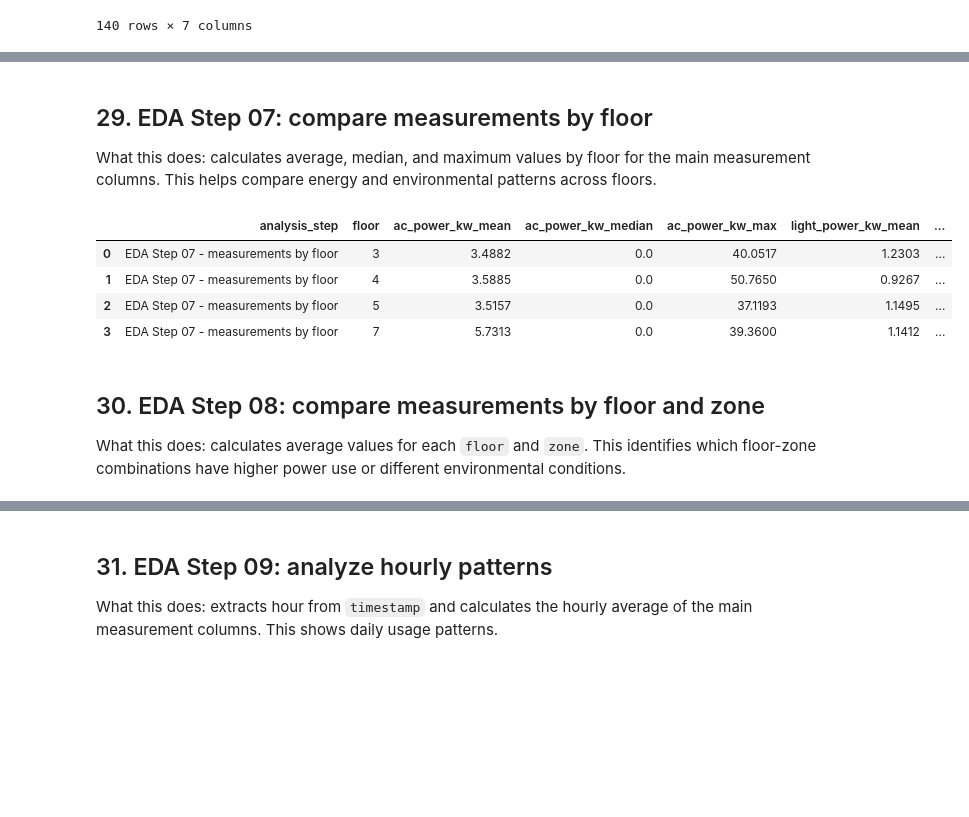
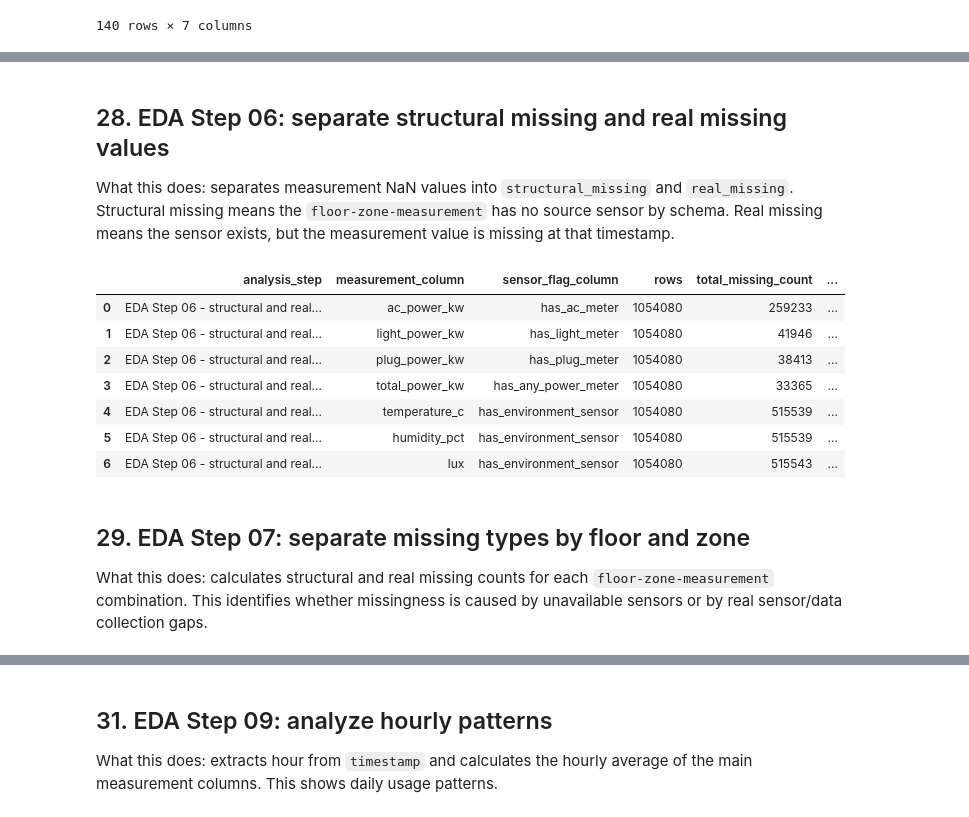
Before and after one commit to Lee-yongli/Artificial-Intelligence-for-Smart-Building-Log-Analysis, a Jupyter notebook: Artificial Intelligence for Smart-Building Log Analysis/merge_2018_2019_floors_3_4_5_7.ipynb, the cells around one changed output, grey strips where cells are left out. Cells and saved outputs as stored; diff of their text form; code cells hidden in the pictures; blank space fills up the shorter version.

```diff
--- a/Artificial Intelligence for Smart-Building Log Analysis/merge_2018_2019_floors_3_4_5_7.ipynb
+++ b/Artificial Intelligence for Smart-Building Log Analysis/merge_2018_2019_floors_3_4_5_7.ipynb
@@ -855,6 +965,16 @@ MEASUREMENT_COLUMNS = [
 
 EDA_ID_COLUMNS = ["timestamp", "year", "floor", "zone"]
 
+MISSING_TYPE_SENSOR_MAP = {
+    "ac_power_kw": "has_ac_meter",
+    "light_power_kw": "has_light_meter",
+    "plug_power_kw": "has_plug_meter",
+    "total_power_kw": "has_any_power_meter",
+    "temperature_c": "has_environment_sensor",
+    "humidity_pct": "has_environment_sensor",
+    "lux": "has_environment_sensor",
+}
+
 EDA_OUTPUT_FILES = {}
 
 EDA_FIGURE_DIR = OUTPUT_DIR / "eda_figures"
@@ -1111,31 +1185,47 @@ display(eda_numeric_summary)
 # %% [markdown]
-## 29. EDA Step 07: compare measurements by floor
+## 28. EDA Step 06: separate structural missing and real missing values
 
-What this does: calculates average, median, and maximum values by floor for the main measurement columns. This helps compare energy and environmental patterns across floors.
+What this does: separates measurement NaN values into `structural_missing` and `real_missing`. Structural missing means the `floor-zone-measurement` has no source sensor by schema. Real missing means the sensor exists, but the measurement value is missing at that timestamp.
 # %%
-def eda_step_07_measurements_by_floor(df: pd.DataFrame, measurement_columns: list[str]) -> pd.DataFrame:
-    available_measurements = [col for col in measurement_columns if col in df.columns]
-    by_floor = (
-        df.groupby("floor")[available_measurements]
-        .agg(["mean", "median", "max"])
-        .round(4)
-    )
-    by_floor.columns = [f"{column}_{stat}" for column, stat in by_floor.columns]
-    by_floor = by_floor.reset_index()
-    by_floor.insert(0, "analysis_step", "EDA Step 07 - measurements by floor")
-    return by_floor
+def eda_step_06_missing_type_summary(df: pd.DataFrame, measurement_sensor_map: dict[str, str]) -> pd.DataFrame:
+    records = []
+
+    for measurement, sensor_flag_col in measurement_sensor_map.items():
+        has_sensor = df[sensor_flag_col].fillna(False).astype(bool)
+        is_missing = df[measurement].isna()
+        structural_missing = is_missing & ~has_sensor
+        real_missing = is_missing & has_sensor
+
+        records.append({
+            "analysis_step": "EDA Step 06 - structural and real missing values",
+            "measurement_column": measurement,
+            "sensor_flag_column": sensor_flag_col,
+            "rows": len(df),
+            "total_missing_count": int(is_missing.sum()),
+            "structural_missing_count": int(structural_missing.sum()),
+            "real_missing_count": int(real_missing.sum()),
+            "total_missing_pct": round(is_missing.mean() * 100, 4),
+            "structural_missing_pct": round(structural_missing.mean() * 100, 4),
+            "real_missing_pct": round(real_missing.mean() * 100, 4),
+            "check_total_equals_structural_plus_real": int(is_missing.sum()) == int(structural_missing.sum() + real_missing.sum()),
+        })
+
+    return pd.DataFrame(records)
 
 
-eda_measurements_by_floor = eda_step_07_measurements_by_floor(eda_df, MEASUREMENT_COLUMNS)
-display(eda_measurements_by_floor)
+eda_missing_type_summary = eda_step_06_missing_type_summary(eda_df, MISSING_TYPE_SENSOR_MAP)
+display(eda_missing_type_summary)
 # %% [output]
-|  | analysis_step | floor | ac_power_kw_mean | ac_power_kw_median | ac_power_kw_max | light_power_kw_mean | ... |
-| 0 | EDA Step 07 - measurements by floor | 3 | 3.4882 | 0.0 | 40.0517 | 1.2303 | ... |
-| 1 | EDA Step 07 - measurements by floor | 4 | 3.5885 | 0.0 | 50.7650 | 0.9267 | ... |
-| 2 | EDA Step 07 - measurements by floor | 5 | 3.5157 | 0.0 | 37.1193 | 1.1495 | ... |
-| 3 | EDA Step 07 - measurements by floor | 7 | 5.7313 | 0.0 | 39.3600 | 1.1412 | ... |
+|  | analysis_step | measurement_column | sensor_flag_column | rows | total_missing_count | ... |
+| 0 | EDA Step 06 - structural and real... | ac_power_kw | has_ac_meter | 1054080 | 259233 | ... |
+| 1 | EDA Step 06 - structural and real... | light_power_kw | has_light_meter | 1054080 | 41946 | ... |
+| 2 | EDA Step 06 - structural and real... | plug_power_kw | has_plug_meter | 1054080 | 38413 | ... |
+| 3 | EDA Step 06 - structural and real... | total_power_kw | has_any_power_meter | 1054080 | 33365 | ... |
+| 4 | EDA Step 06 - structural and real... | temperature_c | has_environment_sensor | 1054080 | 515539 | ... |
+| 5 | EDA Step 06 - structural and real... | humidity_pct | has_environment_sensor | 1054080 | 515539 | ... |
+| 6 | EDA Step 06 - structural and real... | lux | has_environment_sensor | 1054080 | 515543 | ... |
 # %% [markdown]
-## 30. EDA Step 08: compare measurements by floor and zone
+## 29. EDA Step 07: separate missing types by floor and zone
 
-What this does: calculates average values for each `floor` and `zone`. This identifies which floor-zone combinations have higher power use or different environmental conditions.
+What this does: calculates structural and real missing counts for each `floor-zone-measurement` combination. This identifies whether missingness is caused by unavailable sensors or by real sensor/data collection gaps.
 # %%
```
Also changed, not shown: parts of 36 cells of this notebook, 13 other files.
